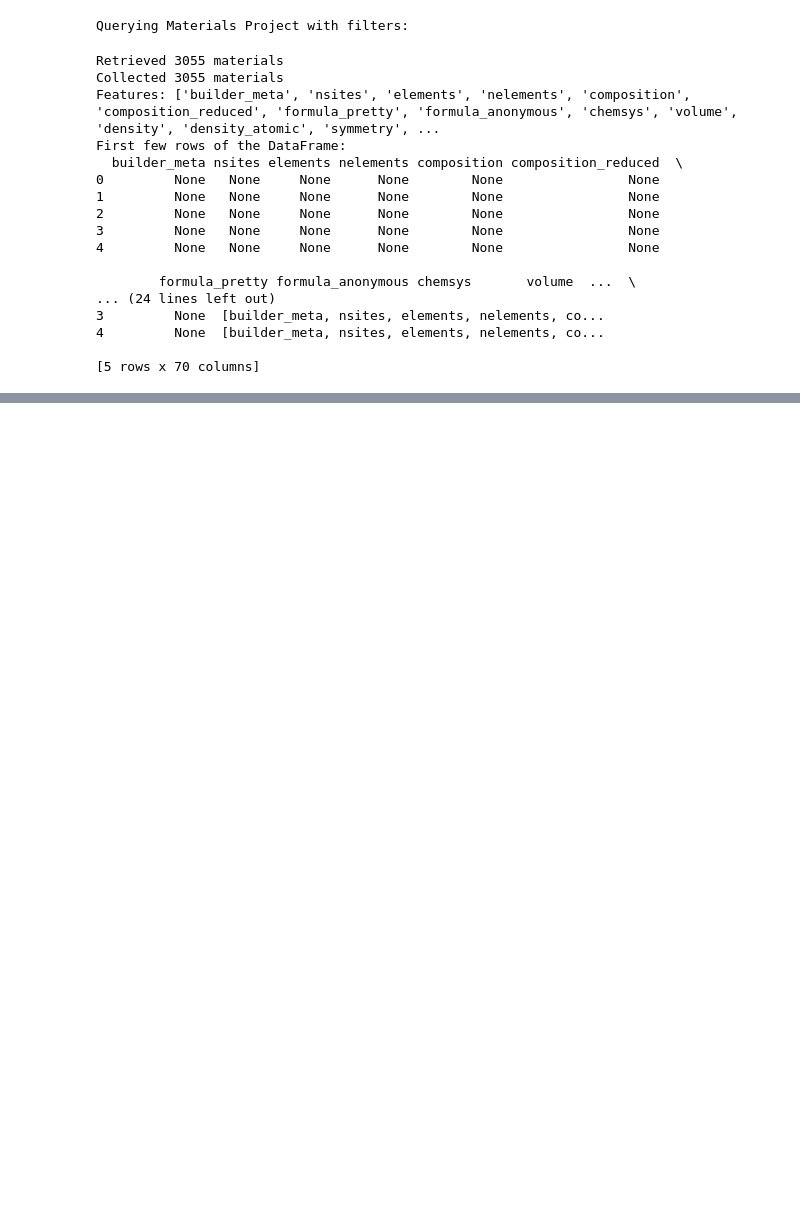
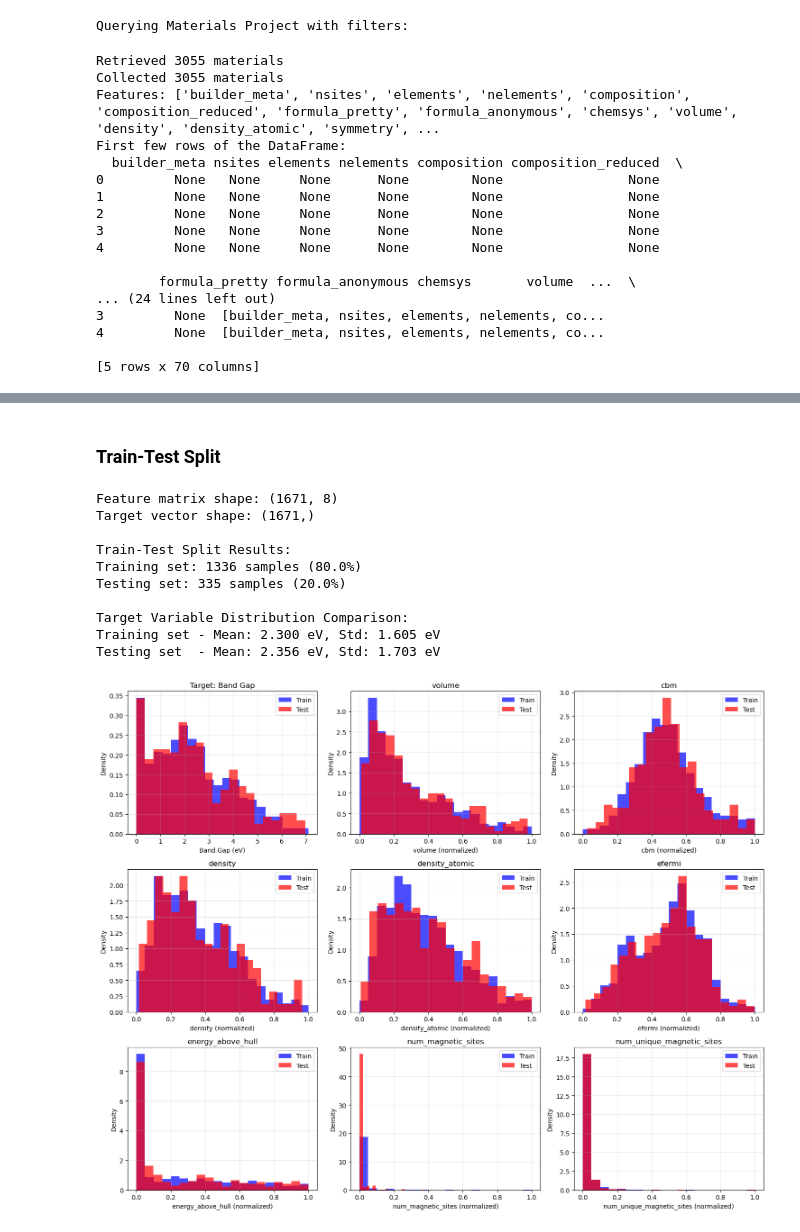
Before and after one commit to xjonas/AI-Battery_Material_Prediction, a Jupyter notebook: sample.ipynb, the cells around one changed output, grey strips where cells are left out. Drawn from its saved outputs; the diff is of its cells as text; code cells hidden in the pictures; blank space fills up the shorter version.

Commit message:
Model

```diff
--- a/sample.ipynb
+++ b/sample.ipynb
@@ -91,0 +334,67 @@ First few rows of the DataFrame:
+# %% [markdown]
+### Train-Test Split
+# %%
+from sklearn.model_selection import train_test_split
+import matplotlib.pyplot as plt
+
+# Separate features and target
+X = df_features[input_features].copy()
+y = df_features['band_gap'].copy()
+
+print(f"Feature matrix shape: {X.shape}")
+print(f"Target vector shape: {y.shape}")
+
+# Split data 80:20 for training and testing
+X_train, X_test, y_train, y_test = train_test_split(
+    X, y,
+    test_size=0.2,
+    random_state=123,
+    stratify=None  # Regression task, no stratification needed
+)
+
+print(f"\nTrain-Test Split Results:")
+print(f"Training set: {X_train.shape[0]} samples ({X_train.shape[0]/len(X)*100:.1f}%)")
+print(f"Testing set: {X_test.shape[0]} samples ({X_test.shape[0]/len(X)*100:.1f}%)")
+
+# Verify similar distributions in train and test sets
+print(f"\nTarget Variable Distribution Comparison:")
+print(f"Training set - Mean: {y_train.mean():.3f} eV, Std: {y_train.std():.3f} eV")
+print(f"Testing set  - Mean: {y_test.mean():.3f} eV, Std: {y_test.std():.3f} eV")
+
+# Visualize ALL feature distributions
+fig, axes = plt.subplots(3, 3, figsize=(15, 12))
+axes = axes.ravel()
+
+# Target variable first
+axes[0].hist(y_train, bins=20, alpha=0.7, label='Train', color='blue', density=True)
+axes[0].hist(y_test, bins=20, alpha=0.7, label='Test', color='red', density=True)
+axes[0].set_xlabel('Band Gap (eV)')
+axes[0].set_ylabel('Density')
+axes[0].set_title('Target: Band Gap')
+axes[0].legend()
+axes[0].grid(True, alpha=0.3)
+
+# All input features
+for i, feature in enumerate(input_features):
+    axes[i+1].hist(X_train[feature], bins=20, alpha=0.7, label='Train', color='blue', density=True)
+    axes[i+1].hist(X_test[feature], bins=20, alpha=0.7, label='Test', color='red', density=True)
+    axes[i+1].set_xlabel(f'{feature} (normalized)')
+    axes[i+1].set_ylabel('Density')
+    axes[i+1].set_title(f'{feature}')
+    axes[i+1].legend()
+    axes[i+1].grid(True, alpha=0.3)
+
+plt.tight_layout()
+plt.show()
+# %% [output]
+Feature matrix shape: (1671, 8)
+Target vector shape: (1671,)
+
+Train-Test Split Results:
+Training set: 1336 samples (80.0%)
+Testing set: 335 samples (20.0%)
+
+Target Variable Distribution Comparison:
+Training set - Mean: 2.300 eV, Std: 1.605 eV
+Testing set  - Mean: 2.356 eV, Std: 1.703 eV
+[figure, added]
```
Also changed, not shown: parts of 11 cells of this notebook, 1 other file.
